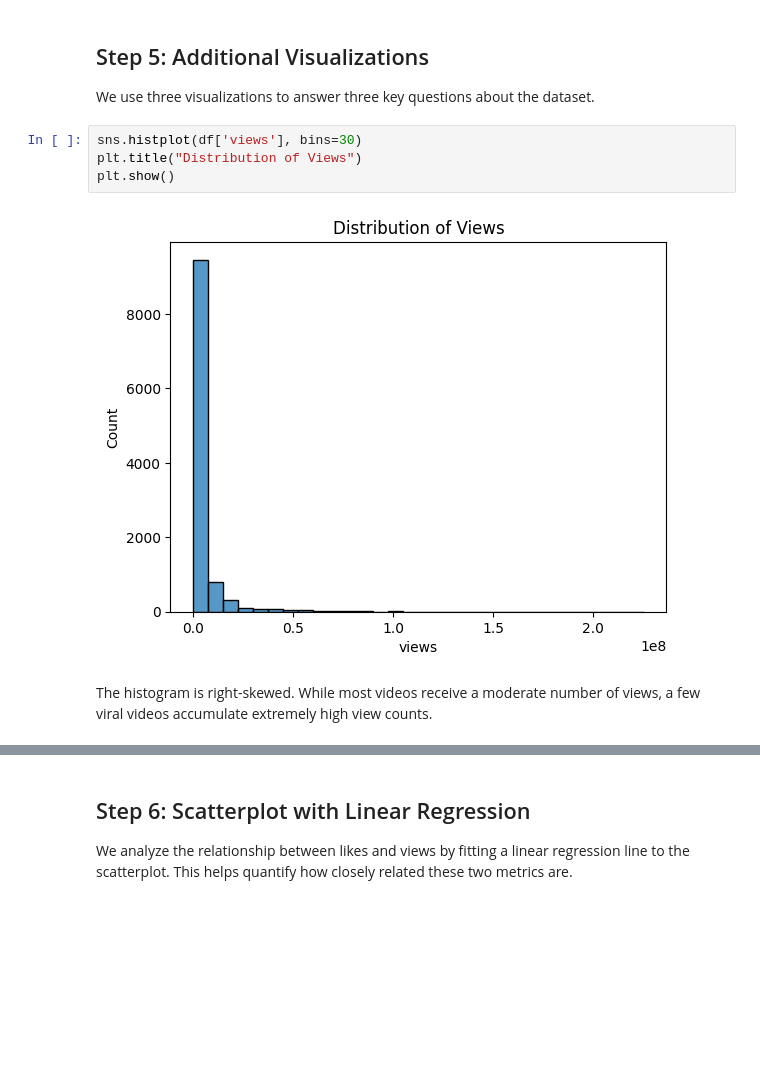
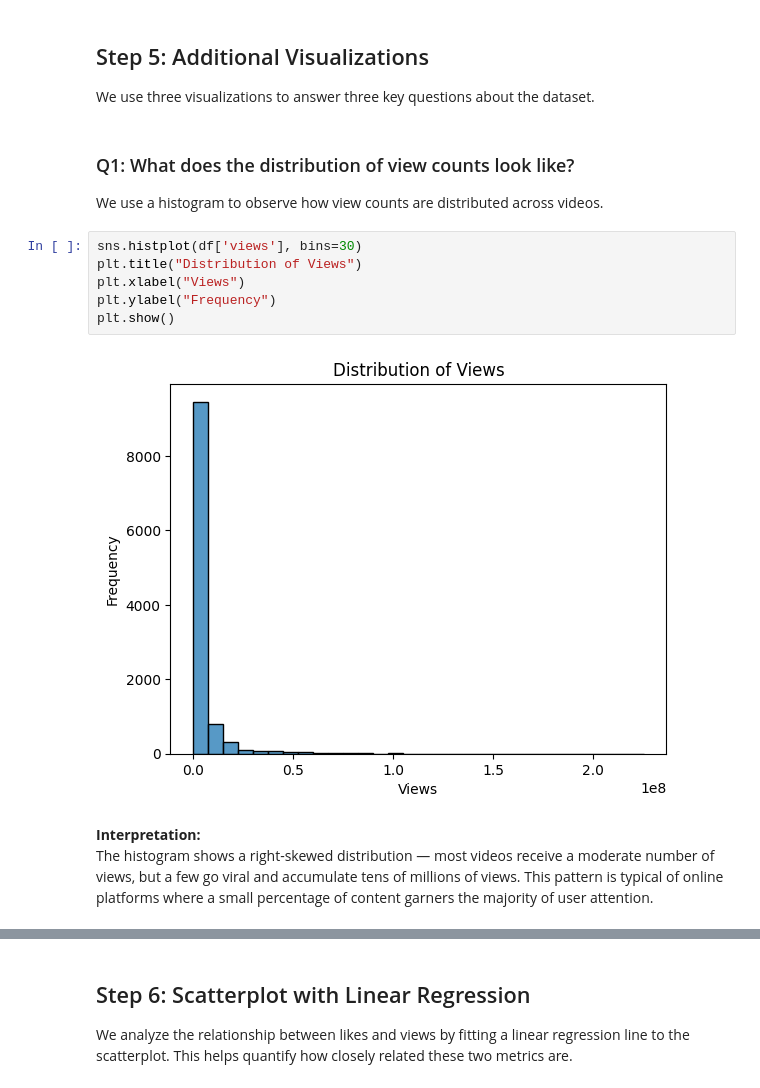
Before and after one commit to NawelMe/midterm-project_YouTube-Kids-Analysis, a Jupyter notebook: Kids_Youtube_Midterm_Project.ipynb, the cells around one changed output, grey strips where cells are left out. Cells and saved outputs as stored; diff of their text form; blank space fills up the shorter version.

```diff
--- a/Kids_Youtube_Midterm_Project.ipynb
+++ b/Kids_Youtube_Midterm_Project.ipynb
@@ -117,11 +117,17 @@ The pairplot shows strong positive correlations between likes, views, and commen
 ## Step 5: Additional Visualizations
 
 We use three visualizations to answer three key questions about the dataset.
+# %% [markdown]
+### Q1: What does the distribution of view counts look like?
+We use a histogram to observe how view counts are distributed across videos.
 # %%
 sns.histplot(df['views'], bins=30)
 plt.title("Distribution of Views")
+plt.xlabel("Views")
+plt.ylabel("Frequency")
 plt.show()
 # %% [output]
-[figure, old version]
+[figure, new version]
 # %% [markdown]
-The histogram is right-skewed. While most videos receive a moderate number of views, a few viral videos accumulate extremely high view counts.
+**Interpretation:**
+The histogram shows a right-skewed distribution — most videos receive a moderate number of views, but a few go viral and accumulate tens of millions of views. This pattern is typical of online platforms where a small percentage of content garners the majority of user attention.
```
Also changed, not shown: parts of 7 cells of this notebook.
